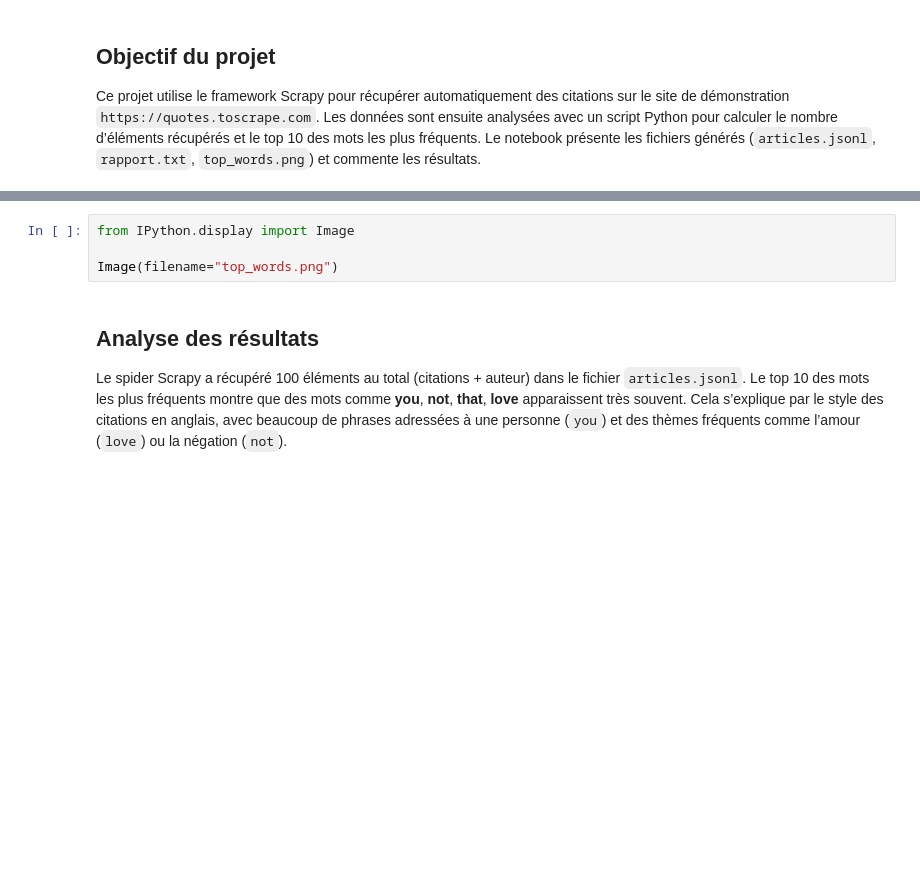
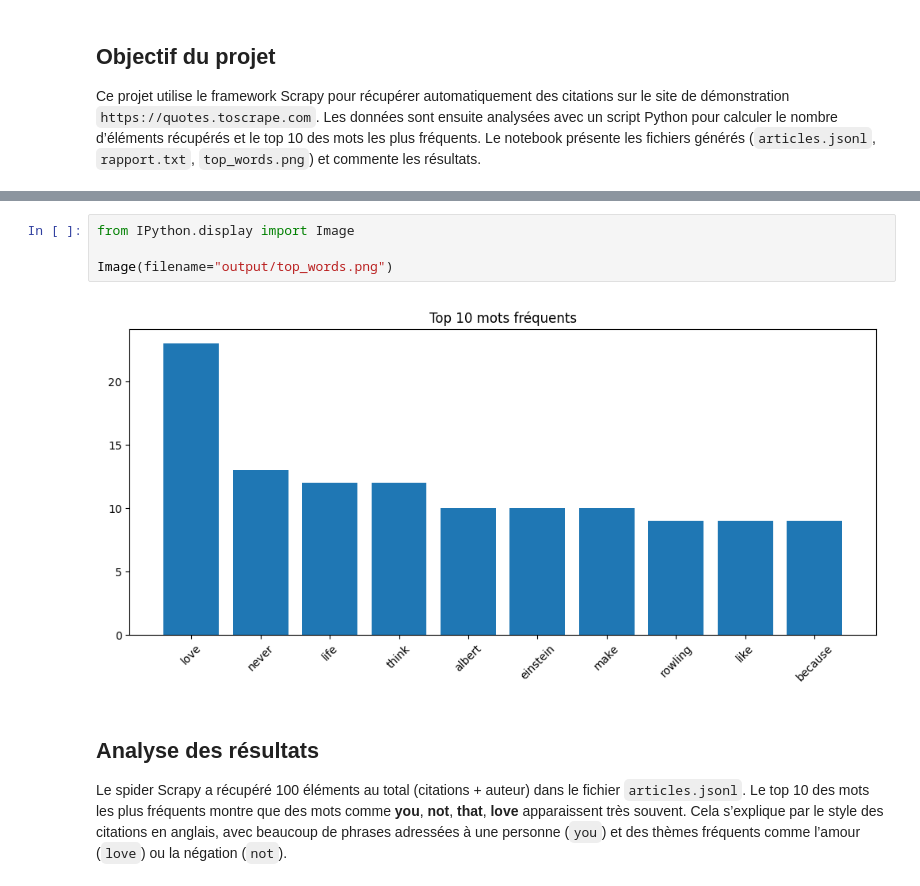
Before and after one commit to CollegeBoreal/INF1102-201-26H-05-ext, a Jupyter notebook: 8.Project/300150395/RAPPORT.ipynb, the cells around one changed output, grey strips where cells are left out. Drawn from its saved outputs; the diff is of its cells as text; blank space fills up the shorter version.

Commit message:
fix: chemins des figures et des fichiers dans RAPPORT.ipynb - 300150395

```diff
--- a/8.Project/300150395/RAPPORT.ipynb
+++ b/8.Project/300150395/RAPPORT.ipynb
@@ -21,7 +38,9 @@ with open("rapport.txt", "r", encoding="utf-8") as f:
 # %%
 from IPython.display import Image
 
-Image(filename="top_words.png")
+Image(filename="output/top_words.png")
+# %% [output]
+[figure, added]
 # %% [markdown]
 ## Analyse des résultats
 
```
Also changed, not shown: parts of 6 cells of this notebook, 1 other file.
